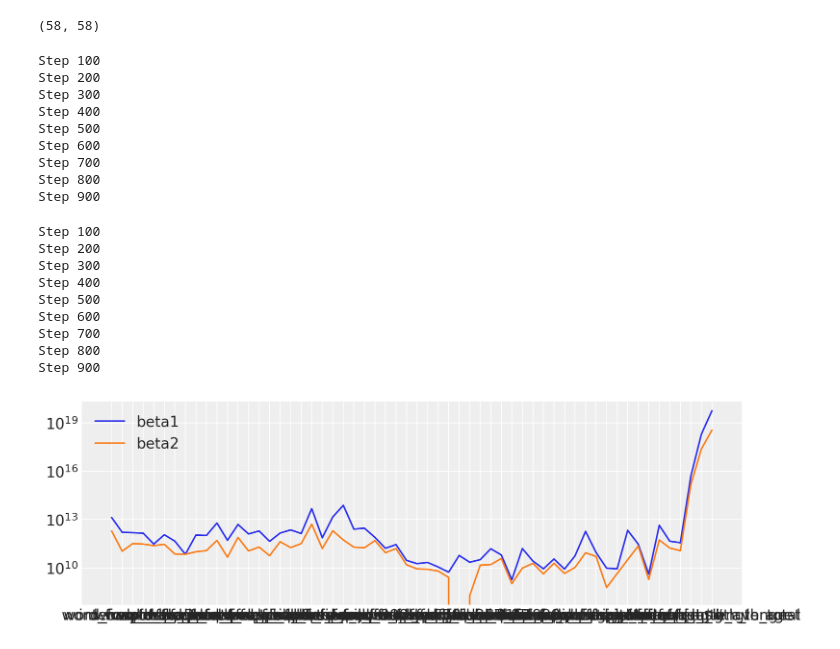
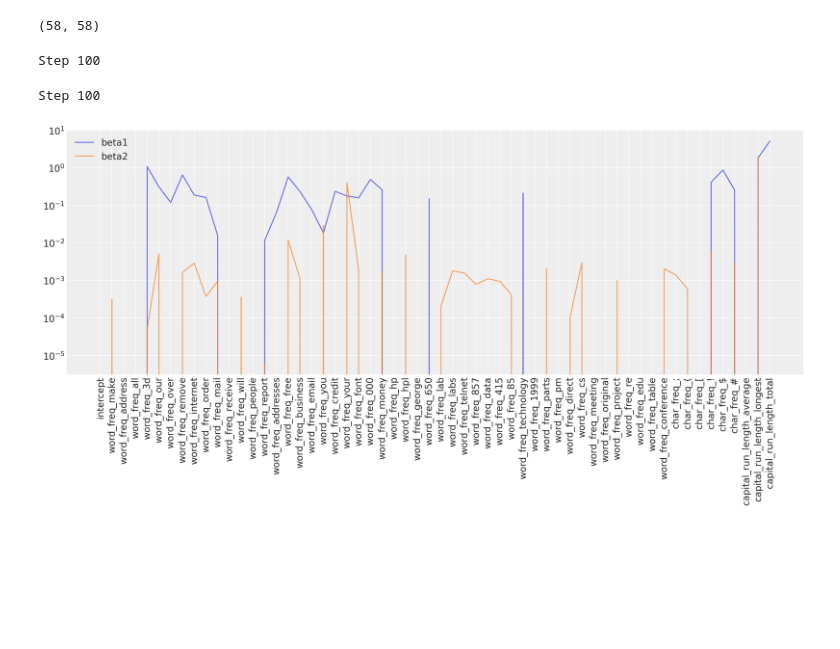
Before and after one commit to mark-srg/bml-project, a Jupyter notebook: project.ipynb, the cells around one changed output. Drawn from its saved outputs; the diff is of its cells as text; code cells hidden in the pictures; blank space fills up the shorter version.

```diff
--- a/project.ipynb
+++ b/project.ipynb
@@ -121,7 +121,8 @@ def sample_L1(nu,T):
         # Computing B and b
         term1 = nu**(-2)* sigma2_inv[omegas_idx,:][:,omegas_idx] @ np.diag(1/omegas[t-1][omegas_idx])
         term2 = X[lambdas_idx,:][:,omegas_idx].T @ np.diag(1/lambdas[t-1][lambdas_idx]) @ X[lambdas_idx,:][:,omegas_idx]
-        B = term1 + term2
+        B_inv = term1 + term2
+        B = np.linalg.inv(B_inv)
         b = B @ X[lambdas_idx,:][:,omegas_idx].T @ (np.ones(len(lambdas_idx)) + 1/lambdas[t-1][lambdas_idx])
 
         # Sampling beta using previous state
@@ -145,47 +146,32 @@ def sample_L1(nu,T):
 
     return betas
 # %%
-T = 1000
+T = 200
 nu = 1
 
 betas1 = sample_L1(nu,T)
 # %% [output]
 Step 100
-Step 200
-Step 300
-Step 400
-Step 500
-Step 600
-Step 700
-Step 800
-Step 900
 # %%
-T = 1000
+T = 200
 nu = 1e-3
 
 betas2 = sample_L1(nu,T)
 # %% [output]
 Step 100
-Step 200
-Step 300
-Step 400
-Step 500
-Step 600
-Step 700
-Step 800
-Step 900
 # %%
-plt.figure(figsize=(10, 3))
+plt.figure(figsize=(16, 8))
 coeff = np.random.randint(k)
 std_betas1 = betas1.mean(axis=0)*sigma
 std_betas2 = betas2.mean(axis=0)*sigma
-plt.plot(std_betas1,label='beta1')
-plt.plot(std_betas2,label='beta2')
+plt.plot(std_betas1,label='beta1', alpha=.7)
+plt.plot(std_betas2,label='beta2', alpha=.7)
 plt.yscale("log")
+plt.xticks(rotation=90)
 plt.legend()
 plt.show()
 # %% [output]
-[figure, old version]
+[figure, new version]
 # %%
 def sample_sas(nu,pi,T):
 
```
Also changed, not shown: 1 other file.
